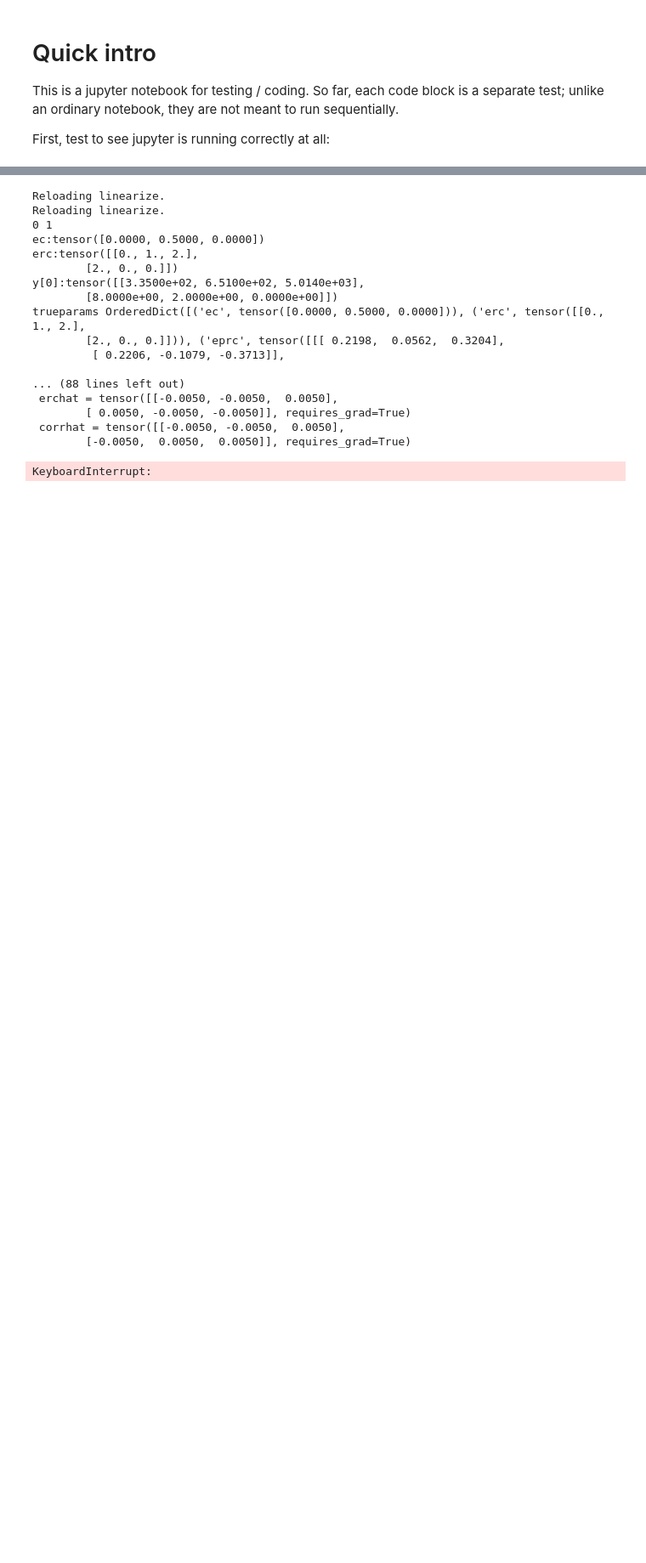
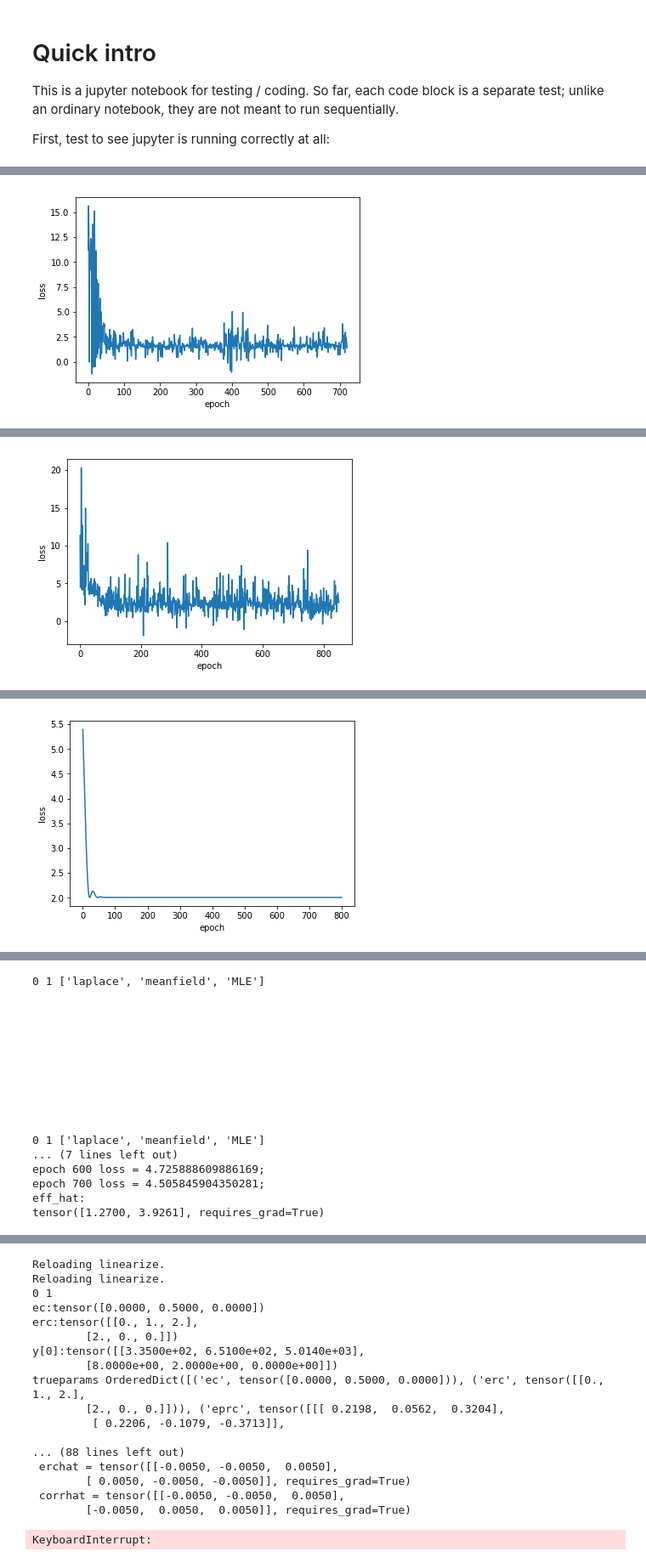
Before and after one commit to jamesonquinn/eipython, a Jupyter notebook: demo.ipynb, the cells around one changed output, grey strips where cells are left out. Shown at 85% size. Cells and saved outputs as stored; diff of their text form; code cells hidden in the pictures; blank space fills up the shorter version.

```diff
--- a/demo.ipynb
+++ b/demo.ipynb
@@ -16,24 +7,25 @@ Next, running the demo.
 # %%
-assert 1 == 0 #Don't run this
 from importlib import reload
-import demoNormal #import *
-reload(demoNormal)
-from demoNormal import *
+import demo #import *
+reload(demo)
+from demo import *
 import cProfile as profile
 
+#vals = MIDDF35
+guidenames = ["laplace","meanfield","MLE"]
 if True:
 
     for aniter in range(1):
-        for nparticles in [1,5]:
-            for guidename in guides.keys():
-                for eparams in [fake_effects_params,f2,f3,f4]:
+        for nparticles in [1]:#,5]:
+                for vals in [LOWDF0,LOWDF5,LOWDF15,LOWDF35,MIDDF35,HIDF0,HIDF5,HIDF15]:
                     #
 
-                    print(aniter,nparticles,guidename,eparams)
-                    result = trainGuide(guidename,nparticles,eparams,filename="testresults/demo_dummy.amortized_laplace_untransparent_.csv")
-                    print(aniter,nparticles,guidename,eparams)
+                    print(aniter,nparticles,guidenames,)
+                    result = trainGuides(guidenames,nparticles,vals,filename="testresults/demo_amortized_laplace_reduced_4.csv")
+                    print(aniter,nparticles,guidenames)
                     for line in range(10):
                         print()
 
 else:
     plt.plot([getMLE(.01 + x/100,1.,0,1.) for x in range(500)])
+# %% [output]
@@ -39,0 +44 @@ else:
+[figure, added]
@@ -39,0 +59 @@ else:
+[figure, added]
@@ -39,0 +72 @@ else:
+[figure, added]
@@ -39,0 +74,17 @@ else:
+0 1 ['laplace', 'meanfield', 'MLE']
+
+
+
+
+
+
+
+
+
+
+0 1 ['laplace', 'meanfield', 'MLE']
+... (7 lines left out)
+epoch 600 loss = 4.725888609886169;
+epoch 700 loss = 4.505845904350281;
+eff_hat:
+tensor([1.2700, 3.9261], requires_grad=True)
```
Also changed, not shown: parts of 16 cells of this notebook, 7 other files.
